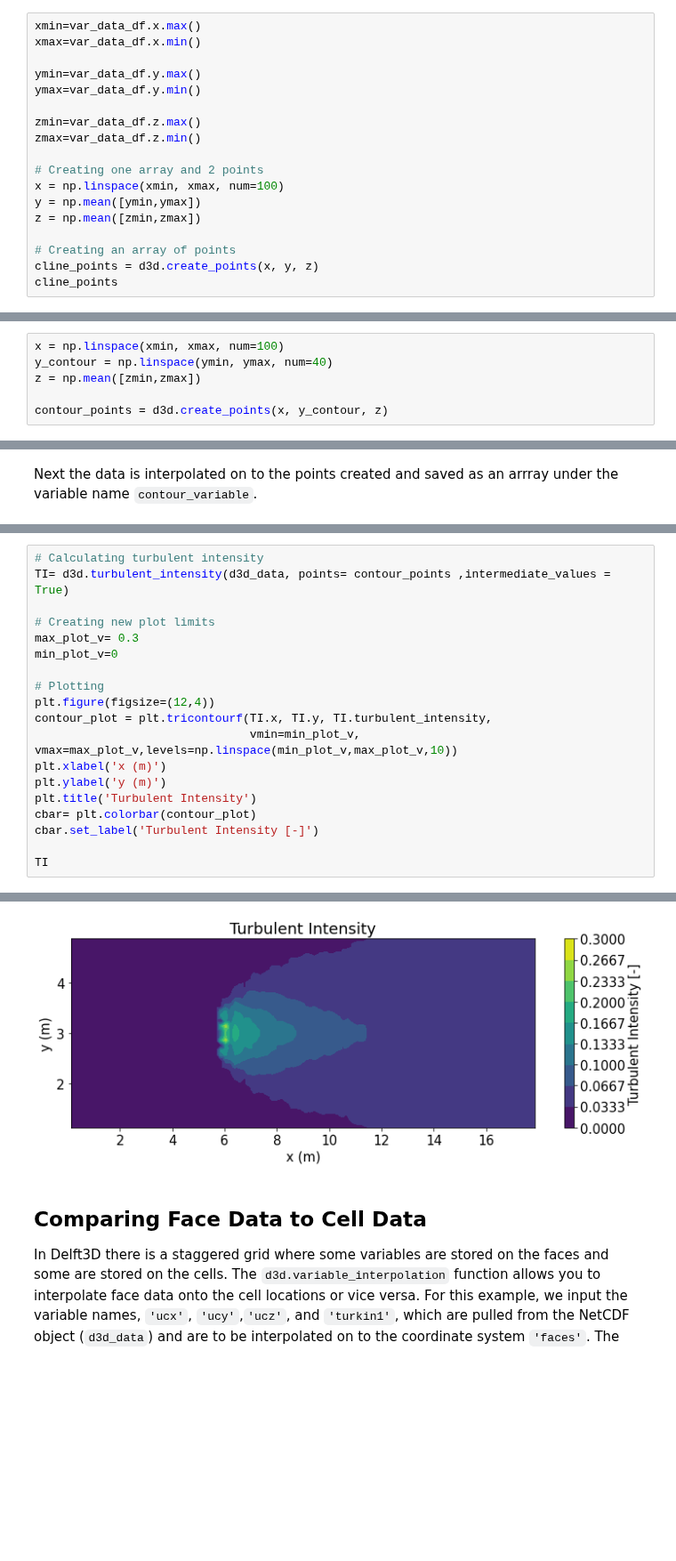
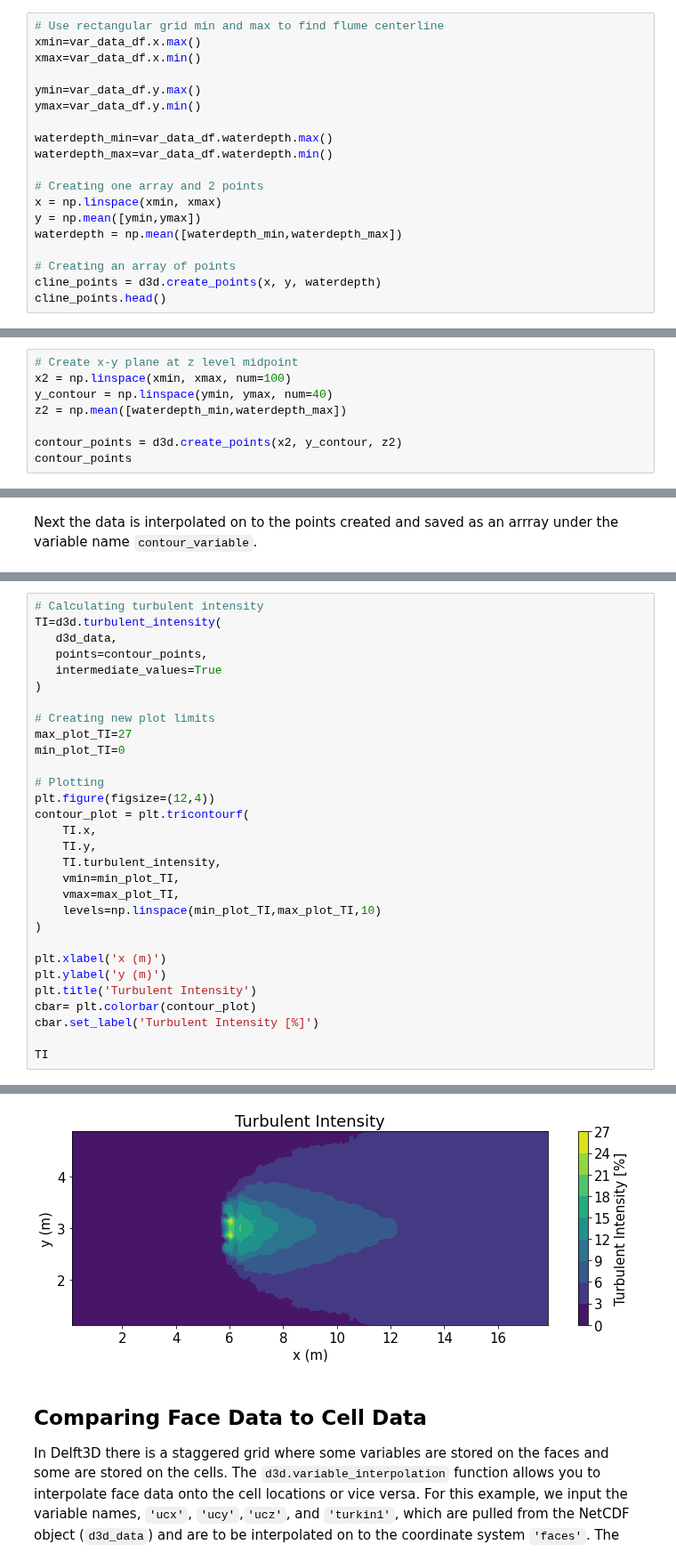
Before and after one commit to MHKiT-Software/MHKiT-Python, a Jupyter notebook: examples/Delft3D_example.ipynb, the cells around one changed output, grey strips where cells are left out. Shown at 89% size. Cells and saved outputs as stored; diff of their text form; blank space fills up the shorter version.

```diff
--- a/examples/Delft3D_example.ipynb
+++ b/examples/Delft3D_example.ipynb
@@ -89,19 +106,20 @@ To view the maximum wake effect of the turbine we can plot a velocity down the c
 # %%
+# Use rectangular grid min and max to find flume centerline
 xmin=var_data_df.x.max()
 xmax=var_data_df.x.min()
 
 ymin=var_data_df.y.max()
 ymax=var_data_df.y.min()
 
-zmin=var_data_df.z.max()
-zmax=var_data_df.z.min()
+waterdepth_min=var_data_df.waterdepth.max()
+waterdepth_max=var_data_df.waterdepth.min()
 
 # Creating one array and 2 points
-x = np.linspace(xmin, xmax, num=100)
+x = np.linspace(xmin, xmax)
 y = np.mean([ymin,ymax])
-z = np.mean([zmin,zmax])
+waterdepth = np.mean([waterdepth_min,waterdepth_max])
 
 # Creating an array of points
-cline_points = d3d.create_points(x, y, z)
-cline_points
+cline_points = d3d.create_points(x, y, waterdepth)
+cline_points.head()
 # %% [output]
@@ -178,8 +188,10 @@ If you wanted to look at a contour plot of a specific depth you can create a con
 # %%
-x = np.linspace(xmin, xmax, num=100)
+# Create x-y plane at z level midpoint
+x2 = np.linspace(xmin, xmax, num=100)
 y_contour = np.linspace(ymin, ymax, num=40)
-z = np.mean([zmin,zmax])
+z2 = np.mean([waterdepth_min,waterdepth_max])
 
-contour_points = d3d.create_points(x, y_contour, z)
+contour_points = d3d.create_points(x2, y_contour, z2)
+contour_points
 # %% [output]
 [0, 1, 2]
@@ -220,21 +248,32 @@ In this example it is calculating the turbulent intensity over the same contour_
 Following the same format as the previous two contour plots the limits of the maximum and minimum values are defined by user as well as a string for the type of plot. The code then outputs a contour plot of the turbulent intensity.
 # %%
 # Calculating turbulent intensity
-TI= d3d.turbulent_intensity(d3d_data, points= contour_points ,intermediate_values = True)
+TI=d3d.turbulent_intensity(
+   d3d_data,
+   points=contour_points,
+   intermediate_values=True
+)
 
 # Creating new plot limits
-max_plot_v= 0.3
-min_plot_v=0
+max_plot_TI=27
+min_plot_TI=0
 
 # Plotting
 plt.figure(figsize=(12,4))
-contour_plot = plt.tricontourf(TI.x, TI.y, TI.turbulent_intensity,
-                               vmin=min_plot_v, vmax=max_plot_v,levels=np.linspace(min_plot_v,max_plot_v,10))
+contour_plot = plt.tricontourf(
+    TI.x,
+    TI.y,
+    TI.turbulent_intensity,
+    vmin=min_plot_TI,
+    vmax=max_plot_TI,
+    levels=np.linspace(min_plot_TI,max_plot_TI,10)
+)
+
 plt.xlabel('x (m)')
 plt.ylabel('y (m)')
 plt.title('Turbulent Intensity')
 cbar= plt.colorbar(contour_plot)
-cbar.set_label('Turbulent Intensity [-]')
+cbar.set_label('Turbulent Intensity [%]')
 
 TI
 # %% [output]
@@ -254,5 +293,5 @@ points provided
 4000 rows × 8 columns
-[figure, old version]
+[figure, new version]
 # %% [markdown]
 ## Comparing Face Data to Cell Data
 In Delft3D there is a staggered grid where some variables are stored on the faces and some are stored on the cells. The `d3d.variable_interpolation` function allows you to interpolate face data onto the cell locations or vice versa. For this example, we input the variable names, `'ucx'`, `'ucy'`,`'ucz'`, and `'turkin1'`, which are pulled from the NetCDF object (`d3d_data`) and are to be interpolated on to the coordinate system `'faces'`. The output is a data frame, `Var`, with the interpolated data.
```
Also changed, not shown: parts of 24 cells of this notebook.
